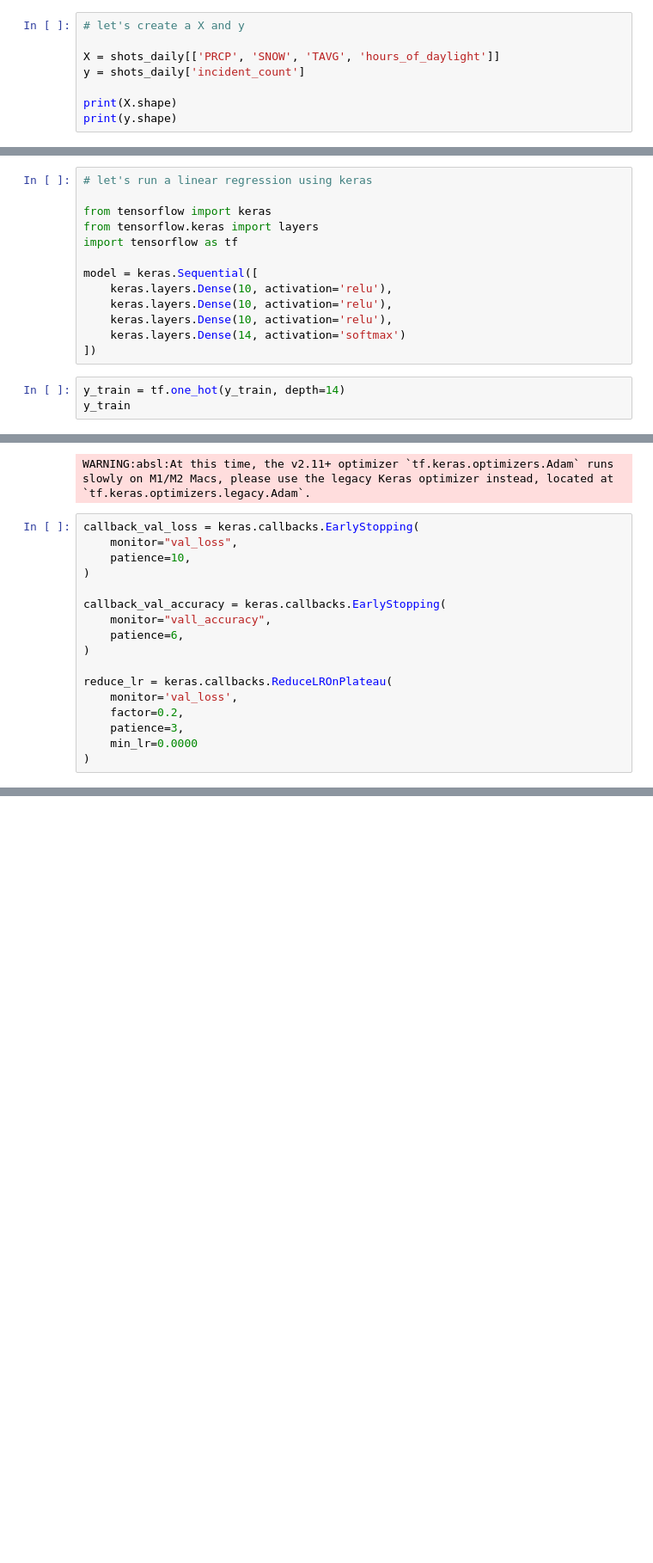
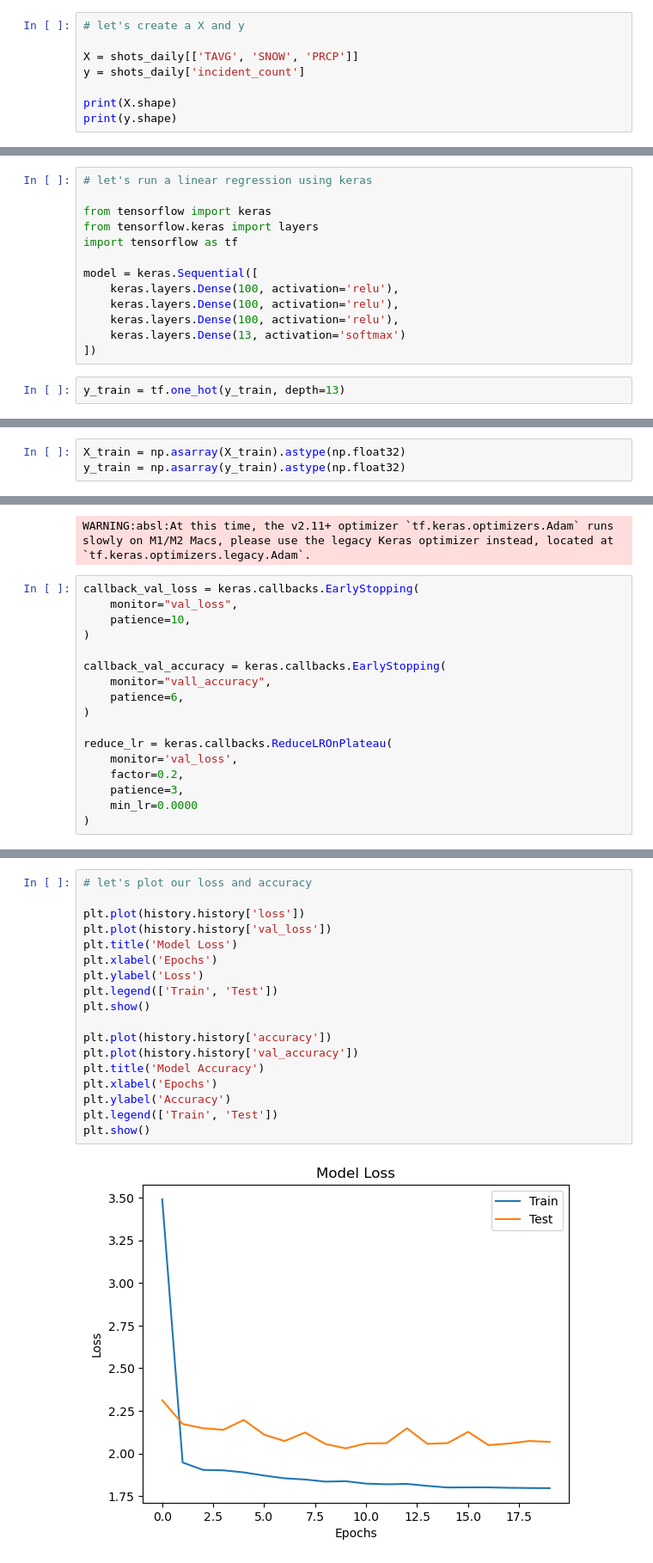
Before and after one commit to kammelCase/ShotsFiredBoston, a Jupyter notebook: ShotsFired_Learning.ipynb, the cells around one changed output, grey strips where cells are left out. Shown: that part at 86% size. Saved outputs shown, nothing was run; the diff lists cells and outputs as text; blank space fills up the shorter version.

Commit message:
updating training

```diff
--- a/ShotsFired_Learning.ipynb
+++ b/ShotsFired_Learning.ipynb
@@ -27,7 +27,7 @@ array([ 2,  1,  3,  7,  4,  5,  6,  8,  9, 11, 14, 10, 12])
 # %%
 # let's create a X and y
 
-X = shots_daily[['PRCP', 'SNOW', 'TAVG', 'hours_of_daylight']]
+X = shots_daily[['TAVG', 'SNOW', 'PRCP']]
 y = shots_daily['incident_count']
 
 print(X.shape)
@@ -58,11 +58,10 @@ from tensorflow.keras import layers
 import tensorflow as tf
 
 model = keras.Sequential([
-    keras.layers.Dense(10, activation='relu'),
-    keras.layers.Dense(10, activation='relu'),
-    keras.layers.Dense(10, activation='relu'),
-    keras.layers.Dense(14, activation='softmax')
+    keras.layers.Dense(100, activation='relu'),
+    keras.layers.Dense(100, activation='relu'),
+    keras.layers.Dense(100, activation='relu'),
+    keras.layers.Dense(13, activation='softmax')
 ])
 # %%
-y_train = tf.one_hot(y_train, depth=14)
-y_train
+y_train = tf.one_hot(y_train, depth=13)
@@ -78,3 +68,6 @@ array([[0., 0., 1., ..., 0., 0., 0.],
+# %%
+X_train = np.asarray(X_train).astype(np.float32)
+y_train = np.asarray(y_train).astype(np.float32)
 # %%
 optimizer = keras.optimizers.Adam(learning_rate=0.01)
 
@@ -131,0 +134,20 @@ Epoch 21/100
+# %%
+# let's plot our loss and accuracy
+
+plt.plot(history.history['loss'])
+plt.plot(history.history['val_loss'])
+plt.title('Model Loss')
+plt.xlabel('Epochs')
+plt.ylabel('Loss')
+plt.legend(['Train', 'Test'])
+plt.show()
+
+plt.plot(history.history['accuracy'])
+plt.plot(history.history['val_accuracy'])
+plt.title('Model Accuracy')
+plt.xlabel('Epochs')
+plt.ylabel('Accuracy')
+plt.legend(['Train', 'Test'])
+plt.show()
+# %% [output]
+[figure, added]
```
Also changed, not shown: parts of 7 cells of this notebook.
